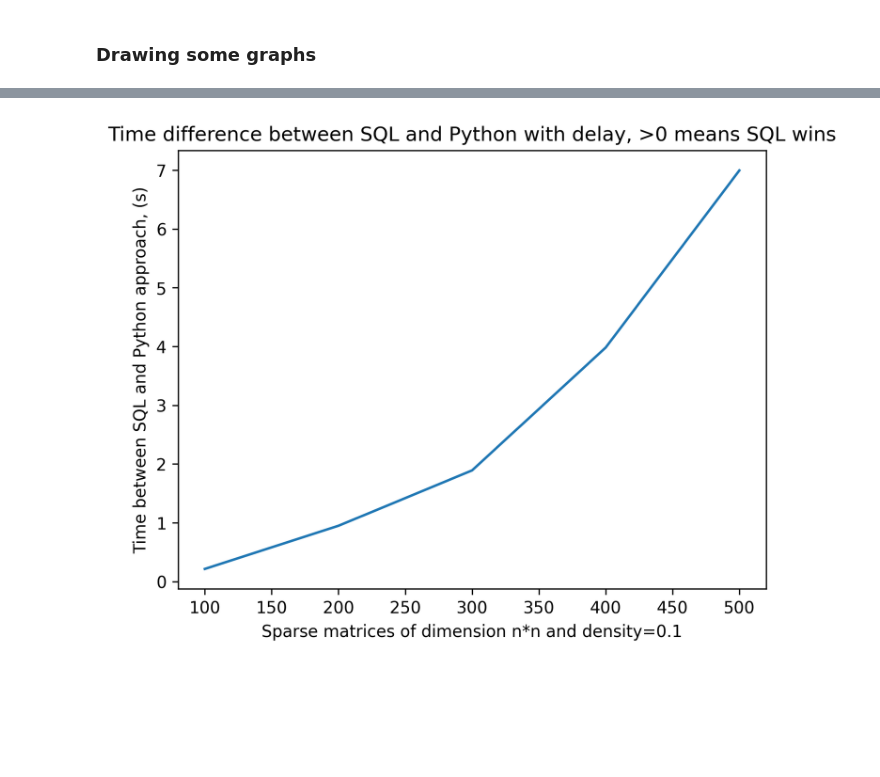
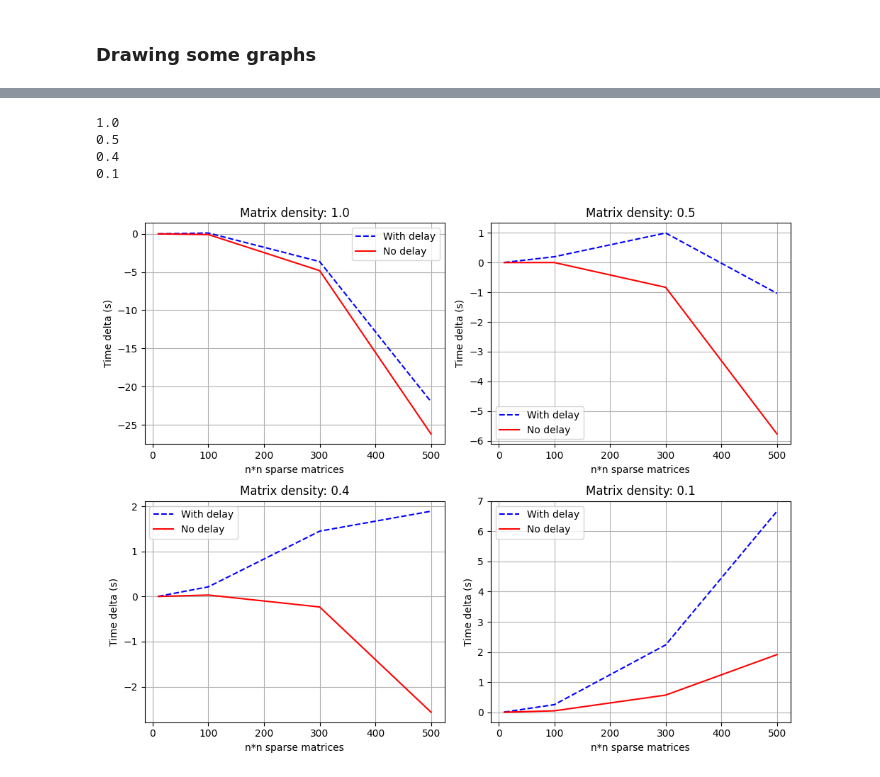
Before and after one commit to TristanHodgson/Linalg-sql, a Jupyter notebook: benchmark.ipynb, the cells around one changed output, grey strips where cells are left out. Saved outputs shown, nothing was run; the diff lists cells and outputs as text; code cells hidden in the pictures; blank space fills up the shorter version.

```diff
--- a/benchmark.ipynb
+++ b/benchmark.ipynb
@@ -102,14 +99,16 @@ def delay(bits, speed=INTERNET_SPEED):
 # %% [markdown]
 ## Using Python
 # %%
-def python_test(n, m, p):
+def python_test(n, m, p,delay_time:bool):
     start = time.time()
     mat1 = get_mat(n,m,"mat1")
-    if DELAY:
+    if delay_time:
         delay(DIGIT_BITS*m*(n+p),INTERNET_SPEED)
     mat2 = get_mat(m,p,"mat2")
     mat3 = np.dot(mat1, mat2)
     put_mat(n, p, "mat3_py",mat3)
+    if delay_time:
+        delay(DIGIT_BITS*m*(p),INTERNET_SPEED)
     end = time.time()
     return end - start, mat3
 # %% [markdown]
@@ -125,14 +124,22 @@ def sql_test(n, p):
 # %% [markdown]
 ## Putting it all together
 # %%
-def test(n:int, m:int,p:int):
+def test(n:int, m:int,p:int, delay_time:bool):
     truncate_mat(n,m,"mat1_big", "mat1")
     truncate_mat(m,p,"mat2_big", "mat2")
-    py_time, py_mat3 = python_test(n, m, p)
-    print(f"Py\t({n}, {m}, {p})\t{py_time:.4f}")
+    py_time, py_mat3 = python_test(n, m, p, delay_time)
     sql_time, sql_mat3 = sql_test(n, p)
-    print(f"SQL\t({n}, {m}, {p})\t{sql_time:.4f}\n")
     assert np.all(np.isclose(sql_mat3, py_mat3))
     return py_time-sql_time
+# %%
+def trial(xs, delay_time:bool, sparse_proportion: float, tests:int=3):
+    mx = np.max(xs)
+    ys = np.zeros_like(xs, dtype=float)
+    gen_mat(mx, mx, "mat1_big", sparsity=sparse_proportion)
+    gen_mat(mx, mx, "mat2_big", sparsity=sparse_proportion)
+    for _ in range(tests):
+        for i, x in enumerate(xs):
+            ys[i] += test(x,x,x, delay_time)
+    return ys/3
 # %% [markdown]
 ### Drawing some graphs
@@ -162,16 +146,31 @@ SQL     (500, 500, 500) 1.4990
 # %%
 import matplotlib.pyplot as plt
-# %%
-plt.plot(xs, ys)
-plt.gcf().set_dpi(300)
-plt.xlabel(F"Sparse matrices of dimension n*n and density={SPARSE_PROP}")
-plt.ylabel("Time between SQL and Python approach, (s)")
-if DELAY:
-    plt.title("Time difference between SQL and Python with delay, >0 means SQL wins")
-    plt.savefig(f"graphs/delay-{SPARSE_PROP}.png", bbox_inches="tight")
-else:
-    plt.title("Time difference between SQL and Python with no delay, >0 means SQL wins")
-    plt.savefig(f"graphs/nodelay-{SPARSE_PROP}.png", bbox_inches="tight")
-plt.show()
-# %% [output]
-[figure, removed]
+# %%
+xs = [10,100,300,500]
+fig, axs = plt.subplots(2, 2, figsize=(10, 8))
+plot_configs = [
+    (axs[0, 0], 1.0),
+    (axs[0, 1], 0.5),
+    (axs[1, 0], 0.4),
+    (axs[1, 1], 0.1)]
+
+
+for ax, prop in plot_configs:
+    ax.plot(xs, trial(xs, True, prop), label="With delay", color="blue", linestyle="--")
+    ax.plot(xs, trial(xs, False, prop), label="No delay", color="red")
+    ax.set_title(f"Matrix density: {prop}")
+    ax.set_xlabel("n*n sparse matrices")
+    ax.set_ylabel("Time delta (s)")
+    ax.legend(loc="best")
+    ax.grid(True)
+    print(prop)
+
+fig.tight_layout()
+fig.savefig("graphs/benchmark.png", dpi=300, bbox_inches="tight")
+plt.show()
+# %% [output]
+1.0
+0.5
+0.4
+0.1
+[figure, added]
```
Also changed, not shown: parts of 4 cells of this notebook, 15 other files.
